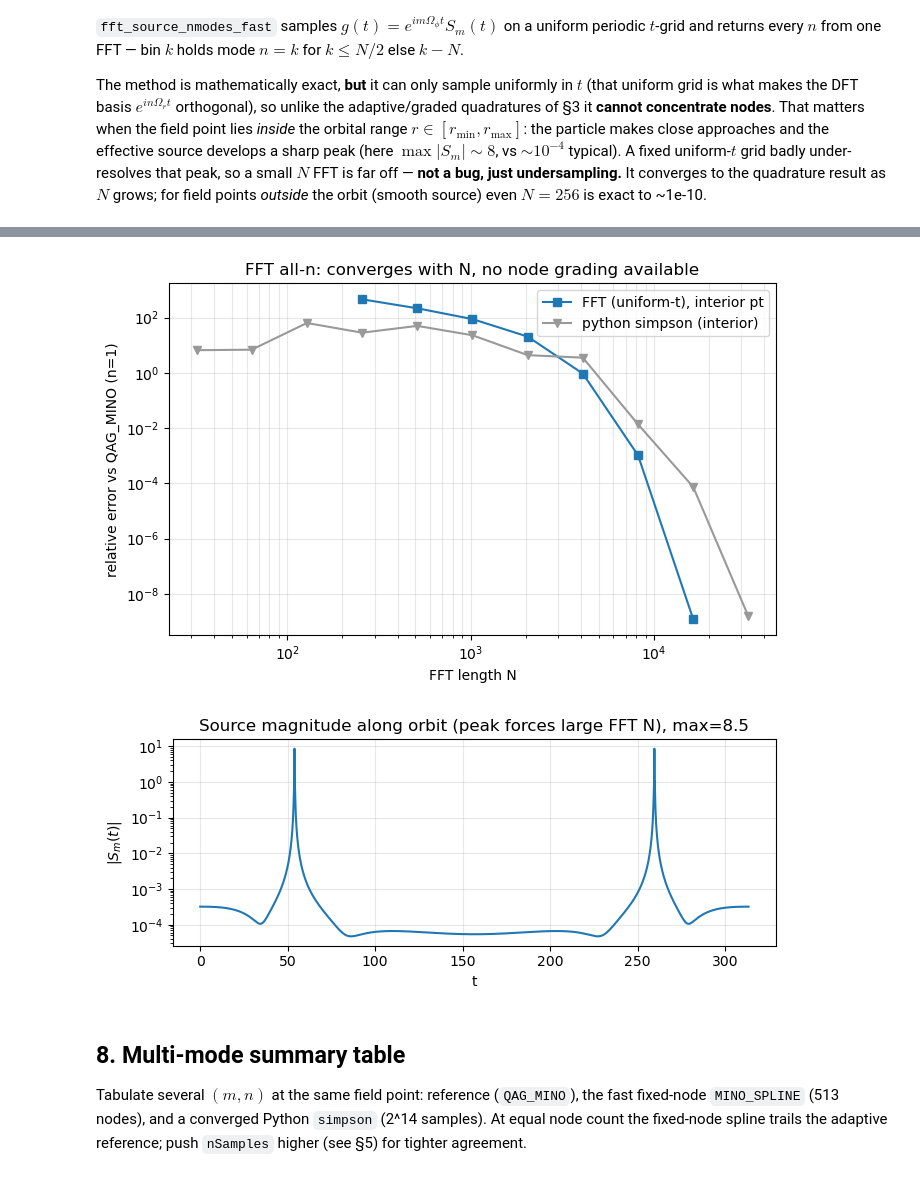
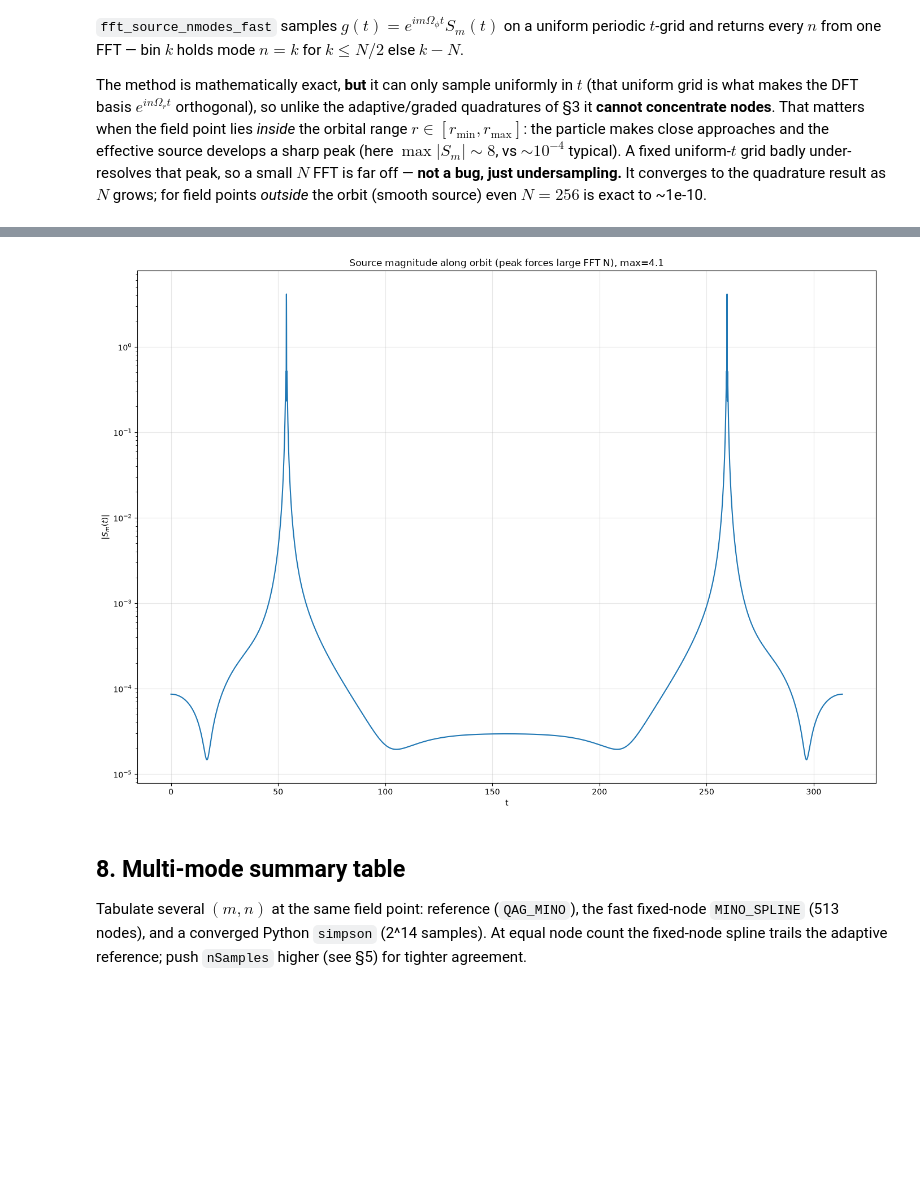
Before and after one commit to thompsonphys/inspectre, a Jupyter notebook: notebooks/fast_vs_python_nmode.ipynb, the cells around one changed output, grey strips where cells are left out. Saved outputs shown, nothing was run; the diff lists cells and outputs as text; code cells hidden in the pictures; blank space fills up the shorter version.

```diff
--- a/notebooks/fast_vs_python_nmode.ipynb
+++ b/notebooks/fast_vs_python_nmode.ipynb
@@ -51,13 +51,13 @@ integration modes:
 # %%
 a   = 0.5      # spin
 p   = 10.0     # semilatus rectum
-e   = 0.3      # eccentricity
+e   = 0.3     # eccentricity
 x   = 1
 mass = 1.0
 err  = 1e-15
 
-m, n = 2, 1               # azimuthal / radial mode
-r_field, theta_field = 10.0, 1.5701   # field point (near equator)
+m, n = 5, -5              # azimuthal / radial mode
+r_field, theta_field = 10.0, np.pi/2 - 0.001   # field point (near equator)
 
 insp = Inspectre(spin=a, semilatus_rectum=p, eccentricity=e, x=x,
                  mass=mass, err=err, mode="equatorial")
@@ -281,37 +281,36 @@ field (r=20.0, th=1.5701), N=256:
  +1 | +1.288543e-04 | +1.289881e-04 | 1.04e-03
  +2 | +1.526111e-04 | +1.527280e-04 | 7.66e-04
 # %%
-# FFT convergence in N at the interior (peaked) field point, mode n=1
-q1 = complex(*insp.integrate_nmode_fast(m, 1, r_field, theta_field,
-        mode=c.INSPECTRE_INTEG_QAG_MINO, epsabs=1e-12, epsrel=1e-12)[2])
-Nfft = [256, 512, 1024, 2048, 4096, 8192, 16384]
-fft_err = []
-for N in Nfft:
-    re, im = insp.fft_source_nmodes_fast(m, r_field, theta_field, N=N)
-    amp = (np.asarray(re) + 1j*np.asarray(im))[1]
-    fft_err.append(abs(1 - amp/q1))
+# # FFT convergence in N at the interior (peaked) field point, mode n=1
+# q1 = complex(*insp.integrate_nmode_fast(m, 1, r_field, theta_field,
+#         mode=c.INSPECTRE_INTEG_QAG_MINO, epsabs=1e-12, epsrel=1e-12)[2])
+# Nfft = [256, 512, 1024, 2048, 4096, 8192, 16384]
+# fft_err = []
+# for N in Nfft:
+#     re, im = insp.fft_source_nmodes_fast(m, r_field, theta_field, N=N)
+#     amp = (np.asarray(re) + 1j*np.asarray(im))[1]
+#     fft_err.append(abs(1 - amp/q1))
 
-fig, ax = plt.subplots(figsize=(7, 4.5))
-ax.loglog(Nfft, fft_err, marker="s", c="C0", label="FFT (uniform-t), interior pt")
-ax.loglog(Ns, errs["simpson"], marker="v", c="0.6", label="python simpson (interior)")
-ax.set_xlabel("FFT length N"); ax.set_ylabel("relative error vs QAG_MINO (n=1)")
-ax.set_title("FFT all-n: converges with N, no node grading available")
-ax.grid(True, which="both", alpha=0.3); ax.legend()
-plt.tight_layout(); plt.show()
+# fig, ax = plt.subplots(figsize=(14, 10))
+# ax.loglog(Nfft, fft_err, marker="s", c="C0", label="FFT (uniform-t), interior pt")
+# ax.loglog(Ns, errs["simpson"], marker="v", c="0.6", label="python simpson (interior)")
+# ax.set_xlabel("FFT length N"); ax.set_ylabel("relative error vs QAG_MINO (n=1)")
+# ax.set_title("FFT all-n: converges with N, no node grading available")
+# ax.grid(True, which="both", alpha=0.3); ax.legend()
+# plt.tight_layout(); plt.show()
 
 # show the underlying source peak that forces the high N
 N = 8192
 tg = np.linspace(0, Tr, N, endpoint=False)
 src_t = np.array([abs(complex(*insp.eval_at_time_fast(
             m, t, r_field, theta_field)[3])) for t in tg])
-fig, ax = plt.subplots(figsize=(7, 3))
+fig, ax = plt.subplots(figsize=(14, 10))
 ax.semilogy(tg, src_t)
 ax.set_xlabel("t"); ax.set_ylabel(r"$|S_m(t)|$")
 ax.set_title(f"Source magnitude along orbit (peak forces large FFT N), max={src_t.max():.2g}")
 ax.grid(True, alpha=0.3); plt.tight_layout(); plt.show()
 # %% [output]
-[figure, old version]
+[figure, new version]
-[figure, removed]
 # %% [markdown]
 ## 8. Multi-mode summary table
 
```
Also changed, not shown: parts of 6 cells of this notebook, 6 other files.
